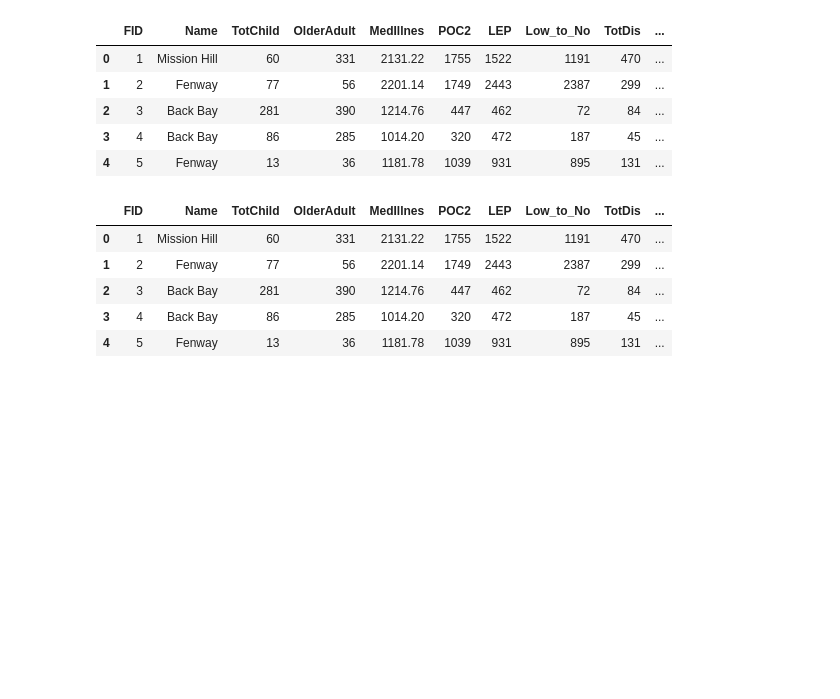
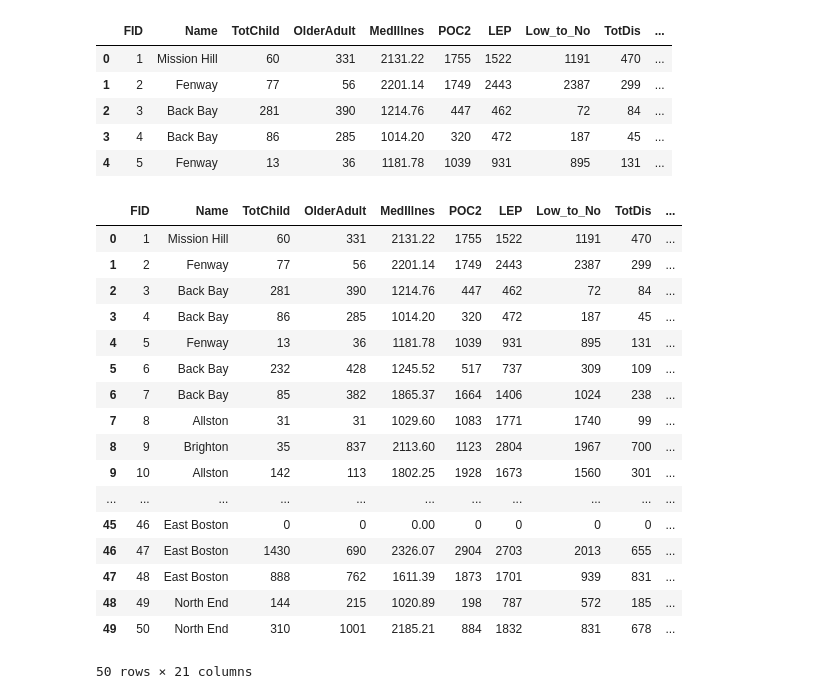
Before and after one commit to BU-Spark/ds-boston-transit-air-quality, a Jupyter notebook: fa23-team-f/data/Google AQI/tractdata.ipynb, the cells around one changed output. Saved outputs shown, nothing was run; the diff lists cells and outputs as text; code cells hidden in the pictures; blank space fills up the shorter version.

```diff
--- a/fa23-team-f/data/Google AQI/tractdata.ipynb
+++ b/fa23-team-f/data/Google AQI/tractdata.ipynb
@@ -13,29 +13,41 @@ df.head()
 # %%
 air_quality_columns = df['Air_Quality_Tooltip'].str.split('<br>', expand=True)
 air_quality_columns = air_quality_columns.iloc[:, :-1]
 
 air_quality_columns.columns = ['NO2', 'O3', 'PM10', 'PM2.5', 'SO2', 'AQI', 'Category', 'ZipCode']
 
 def extract_value(row, col_name):
     try:
         value = row.split(f'{col_name}: ')[1]
     except IndexError:
         value = None
     return value
 
 for col in air_quality_columns.columns:
     air_quality_columns[col] = air_quality_columns.apply(lambda row: extract_value(row[col], col), axis=1)
 
 df = pd.concat([df, air_quality_columns], axis=1)
 df.drop(columns=['Air_Quality_Tooltip'], inplace=True)
-df.head()
+df.head(50)
 # %% [output]
 |  | FID | Name | TotChild | OlderAdult | MedIllnes | POC2 | LEP | Low_to_No | TotDis | ... |
 | 0 | 1 | Mission Hill | 60 | 331 | 2131.22 | 1755 | 1522 | 1191 | 470 | ... |
 | 1 | 2 | Fenway | 77 | 56 | 2201.14 | 1749 | 2443 | 2387 | 299 | ... |
 | 2 | 3 | Back Bay | 281 | 390 | 1214.76 | 447 | 462 | 72 | 84 | ... |
 | 3 | 4 | Back Bay | 86 | 285 | 1014.20 | 320 | 472 | 187 | 45 | ... |
 | 4 | 5 | Fenway | 13 | 36 | 1181.78 | 1039 | 931 | 895 | 131 | ... |
+| 5 | 6 | Back Bay | 232 | 428 | 1245.52 | 517 | 737 | 309 | 109 | ... |
+| 6 | 7 | Back Bay | 85 | 382 | 1865.37 | 1664 | 1406 | 1024 | 238 | ... |
+| 7 | 8 | Allston | 31 | 31 | 1029.60 | 1083 | 1771 | 1740 | 99 | ... |
+| 8 | 9 | Brighton | 35 | 837 | 2113.60 | 1123 | 2804 | 1967 | 700 | ... |
+| 9 | 10 | Allston | 142 | 113 | 1802.25 | 1928 | 1673 | 1560 | 301 | ... |
+| ... | ... | ... | ... | ... | ... | ... | ... | ... | ... | ... |
+| 45 | 46 | East Boston | 0 | 0 | 0.00 | 0 | 0 | 0 | 0 | ... |
+| 46 | 47 | East Boston | 1430 | 690 | 2326.07 | 2904 | 2703 | 2013 | 655 | ... |
+| 47 | 48 | East Boston | 888 | 762 | 1611.39 | 1873 | 1701 | 939 | 831 | ... |
+| 48 | 49 | North End | 144 | 215 | 1020.89 | 198 | 787 | 572 | 185 | ... |
+| 49 | 50 | North End | 310 | 1001 | 2185.21 | 884 | 1832 | 831 | 678 | ... |
+50 rows × 21 columns
 # %%
 df.shape
 # %% [output]
```
Also changed, not shown: parts of 4 cells of this notebook, 10 other files.
